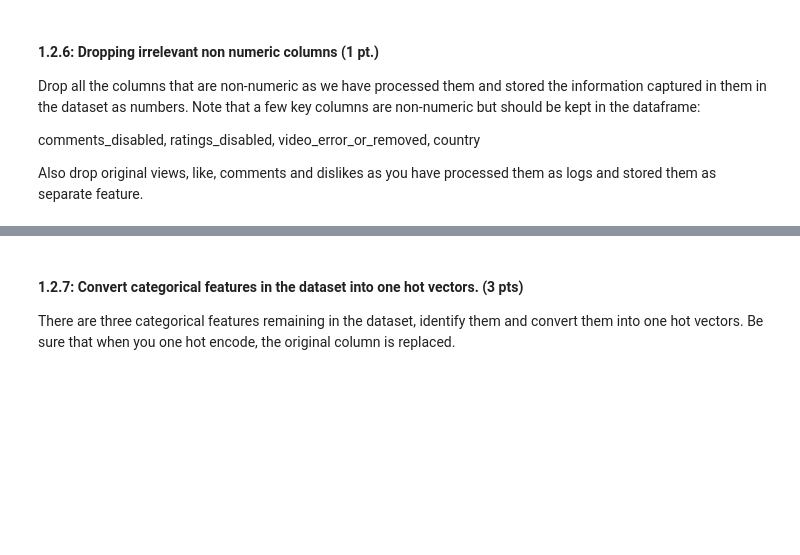
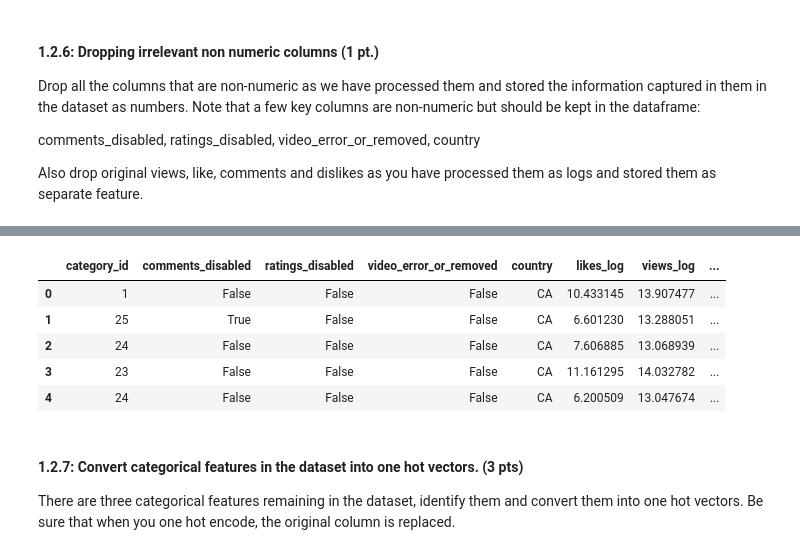
Before and after one commit to spatank/CIS-545, a Jupyter notebook: Homework_4_SPP.ipynb, the cells around one changed output, grey strips where cells are left out. Saved outputs shown, nothing was run; the diff lists cells and outputs as text; code cells hidden in the pictures; blank space fills up the shorter version.

```diff
--- a/Homework_4_SPP.ipynb
+++ b/Homework_4_SPP.ipynb
@@ -458,3 +443,21 @@ Also drop original views, like, comments and dislikes as you have processed them
+# %%
+# remove title, channel_title, category, tags, views, likes, dislikes,
+# comment_count, thumbnail_link, description
+
+# publish_date, publish_time, trending_date
+
+combined_data = combined_data[['category_id', 'comments_disabled', 'ratings_disabled', \
+                      'video_error_or_removed', 'country', 'likes_log', \
+                      'views_log', 'dislikes_log', 'comment_log', 'num_tags', \
+                      'desc_len', 'len_title', 'publish_weekday']]
+combined_data.head(5)
+# %% [output]
+|  | category_id | comments_disabled | ratings_disabled | video_error_or_removed | country | likes_log | views_log | ... |
+| 0 | 1 | False | False | False | CA | 10.433145 | 13.907477 | ... |
+| 1 | 25 | True | False | False | CA | 6.601230 | 13.288051 | ... |
+| 2 | 24 | False | False | False | CA | 7.606885 | 13.068939 | ... |
+| 3 | 23 | False | False | False | CA | 11.161295 | 14.032782 | ... |
+| 4 | 24 | False | False | False | CA | 6.200509 | 13.047674 | ... |
 # %% [markdown]
 #### 1.2.7: Convert categorical features in the dataset into one hot vectors. (3 pts)
 
```
Also changed, not shown: parts of 12 cells of this notebook.
